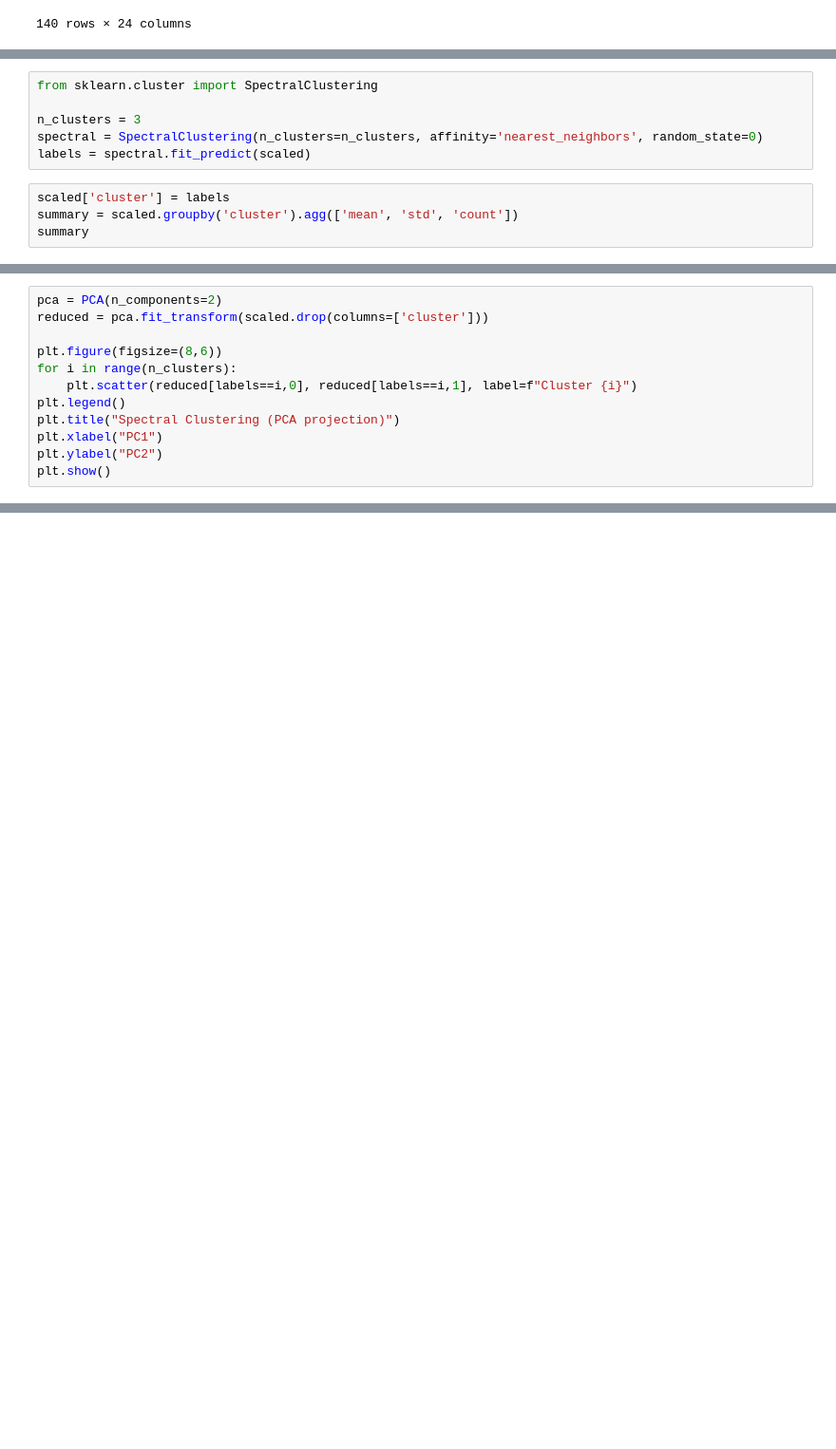
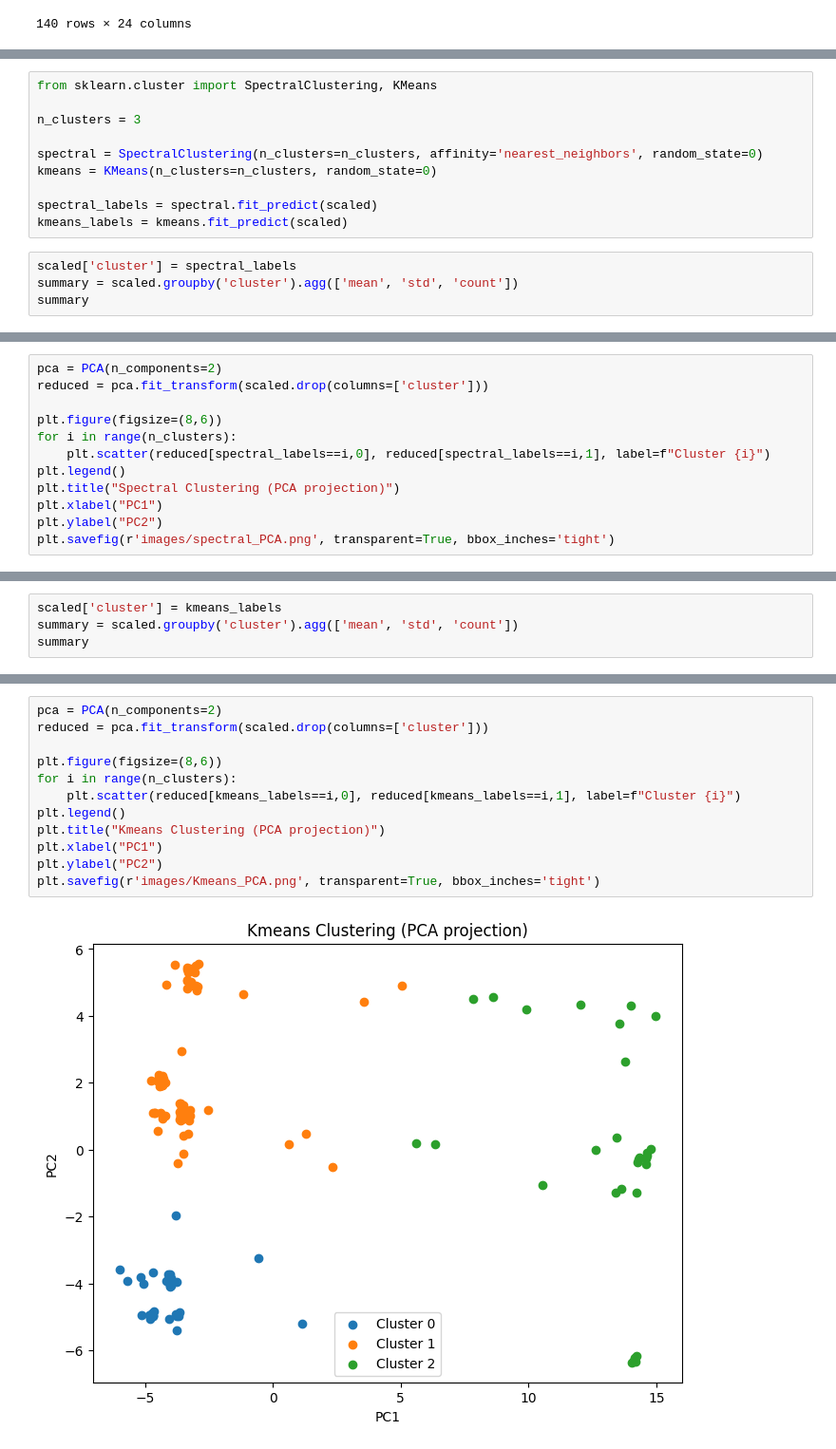
Before and after one commit to PietroMondini/SV-2nd-assignment, a Jupyter notebook: Clustering.ipynb, the cells around one changed output, grey strips where cells are left out. Shown at 95% size. Drawn from its saved outputs; the diff is of its cells as text; blank space fills up the shorter version.

Commit message:
Both Kmeans and spectral clustering

```diff
--- a/Clustering.ipynb
+++ b/Clustering.ipynb
@@ -59,13 +59,17 @@ print(scores)
 # %% [output]
 [(2, 0.13776885544053386), (3, 0.3571712652143481), (4, 0.31091865644366223), (5, 0.25470526537516863), (6, 0.27254210615858654), (7, 0.22607118281339542), (8, 0.228958816686424), (9, 0.22519973813489 ...
 # %%
-from sklearn.cluster import SpectralClustering
+from sklearn.cluster import SpectralClustering, KMeans
 
 n_clusters = 3
+
 spectral = SpectralClustering(n_clusters=n_clusters, affinity='nearest_neighbors', random_state=0)
-labels = spectral.fit_predict(scaled)
+kmeans = KMeans(n_clusters=n_clusters, random_state=0)
+
+spectral_labels = spectral.fit_predict(scaled)
+kmeans_labels = kmeans.fit_predict(scaled)
 # %%
-scaled['cluster'] = labels
+scaled['cluster'] = spectral_labels
 summary = scaled.groupby('cluster').agg(['mean', 'std', 'count'])
 summary
 # %% [output]
@@ -82,12 +85,12 @@ reduced = pca.fit_transform(scaled.drop(columns=['cluster']))
 
 plt.figure(figsize=(8,6))
 for i in range(n_clusters):
-    plt.scatter(reduced[labels==i,0], reduced[labels==i,1], label=f"Cluster {i}")
+    plt.scatter(reduced[spectral_labels==i,0], reduced[spectral_labels==i,1], label=f"Cluster {i}")
 plt.legend()
 plt.title("Spectral Clustering (PCA projection)")
 plt.xlabel("PC1")
 plt.ylabel("PC2")
-plt.show()
+plt.savefig(r'images/spectral_PCA.png', transparent=True, bbox_inches='tight')
 # %% [output]
 [figure]
 # %%
@@ -106,2 +109,6 @@ plt.savefig(r'images/t-SNE.png', transparent=True, bbox_inches='tight')
 # %% [output]
 [figure]
+# %%
+scaled['cluster'] = kmeans_labels
+summary = scaled.groupby('cluster').agg(['mean', 'std', 'count'])
+summary
@@ -107,0 +122,14 @@ plt.savefig(r'images/t-SNE.png', transparent=True, bbox_inches='tight')
+# %%
+pca = PCA(n_components=2)
+reduced = pca.fit_transform(scaled.drop(columns=['cluster']))
+
+plt.figure(figsize=(8,6))
+for i in range(n_clusters):
+    plt.scatter(reduced[kmeans_labels==i,0], reduced[kmeans_labels==i,1], label=f"Cluster {i}")
+plt.legend()
+plt.title("Kmeans Clustering (PCA projection)")
+plt.xlabel("PC1")
+plt.ylabel("PC2")
+plt.savefig(r'images/Kmeans_PCA.png', transparent=True, bbox_inches='tight')
+# %% [output]
+[figure, added]
```
Also changed, not shown: parts of 5 cells of this notebook, 5 other files.
